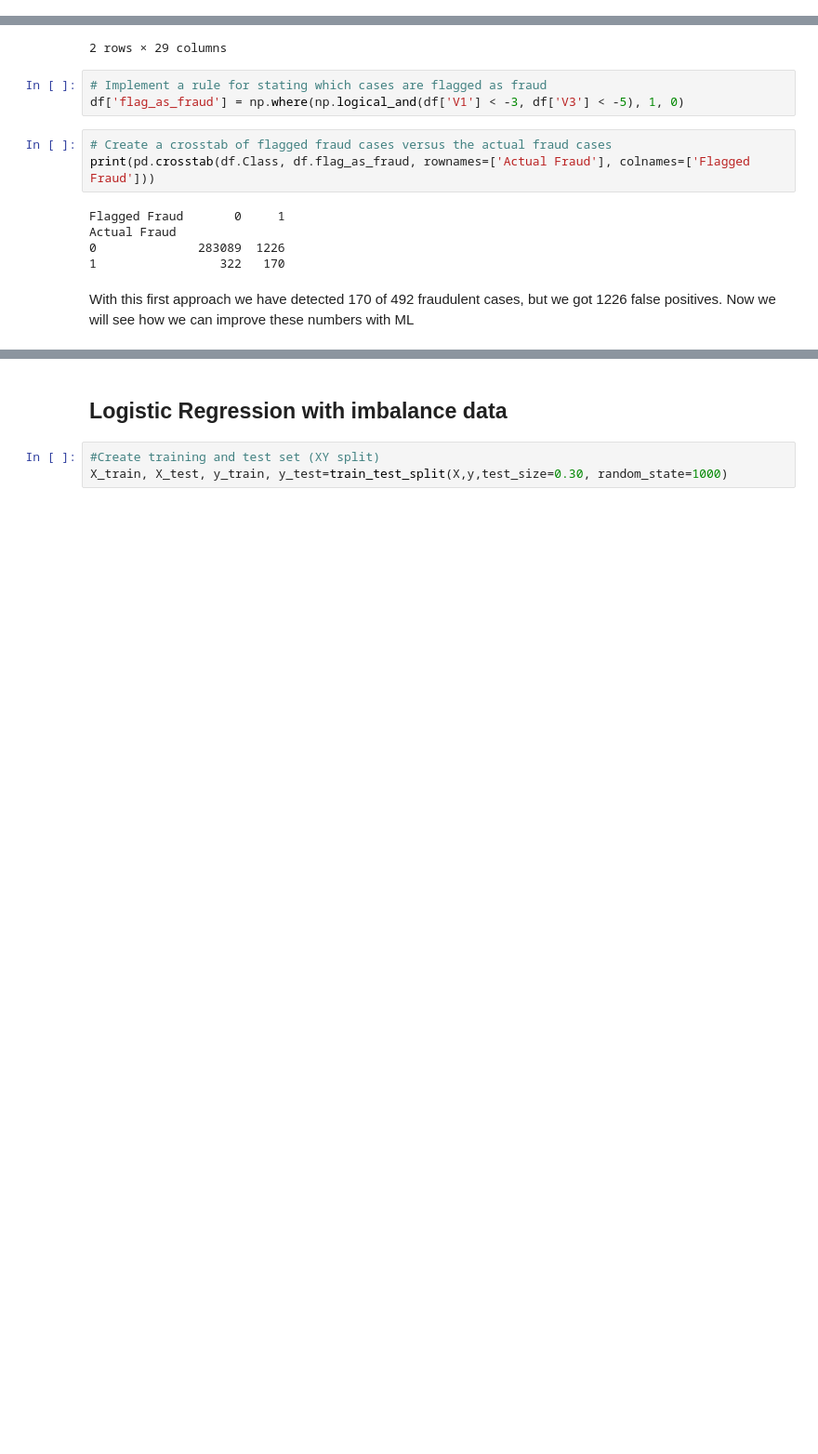
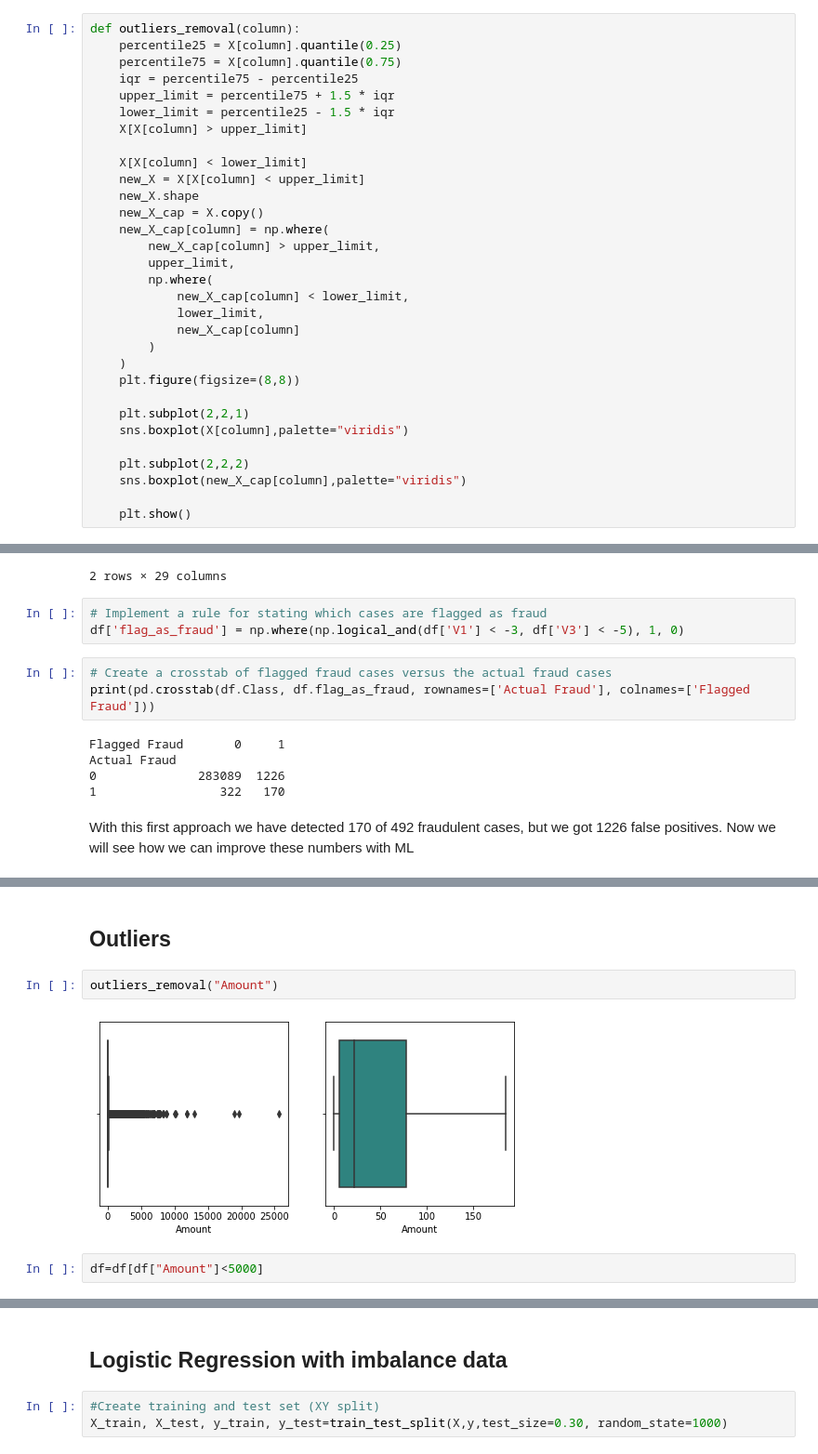
Before and after one commit to msantanarod/Fraud-Prevention-Analytics, a Jupyter notebook: Credit Card Fraud Detection.ipynb, the cells around one changed output, grey strips where cells are left out. Shown: that part at 93% size. Saved outputs shown, nothing was run; the diff lists cells and outputs as text; blank space fills up the shorter version.

```diff
--- a/Credit Card Fraud Detection.ipynb
+++ b/Credit Card Fraud Detection.ipynb
@@ -54,3 +68,34 @@ df
+# %%
+def outliers_removal(column):
+    percentile25 = X[column].quantile(0.25)
+    percentile75 = X[column].quantile(0.75)
+    iqr = percentile75 - percentile25
+    upper_limit = percentile75 + 1.5 * iqr
+    lower_limit = percentile25 - 1.5 * iqr
+    X[X[column] > upper_limit]
+
+    X[X[column] < lower_limit]
+    new_X = X[X[column] < upper_limit]
+    new_X.shape
+    new_X_cap = X.copy()
+    new_X_cap[column] = np.where(
+        new_X_cap[column] > upper_limit,
+        upper_limit,
+        np.where(
+            new_X_cap[column] < lower_limit,
+            lower_limit,
+            new_X_cap[column]
+        )
+    )
+    plt.figure(figsize=(8,8))
+
+    plt.subplot(2,2,1)
+    sns.boxplot(X[column],palette="viridis")
+
+    plt.subplot(2,2,2)
+    sns.boxplot(new_X_cap[column],palette="viridis")
+
+    plt.show()
 # %% [markdown]
 ## Analyzing our data
 # %%
@@ -186,0 +251,8 @@ With this first approach we have detected 170 of 492 fraudulent cases, but we go
+# %% [markdown]
+## Outliers
+# %%
+outliers_removal("Amount")
+# %% [output]
+[figure, added]
+# %%
+df=df[df["Amount"]<5000]
```
Also changed, not shown: parts of 65 cells of this notebook.
